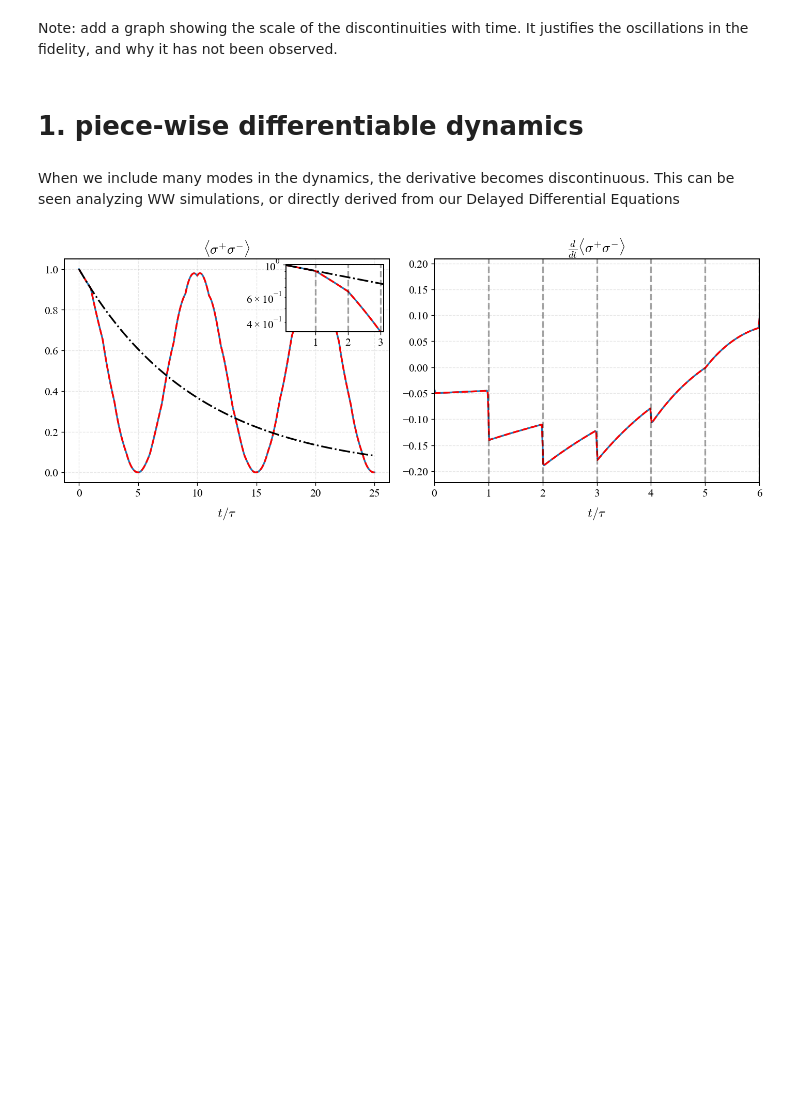
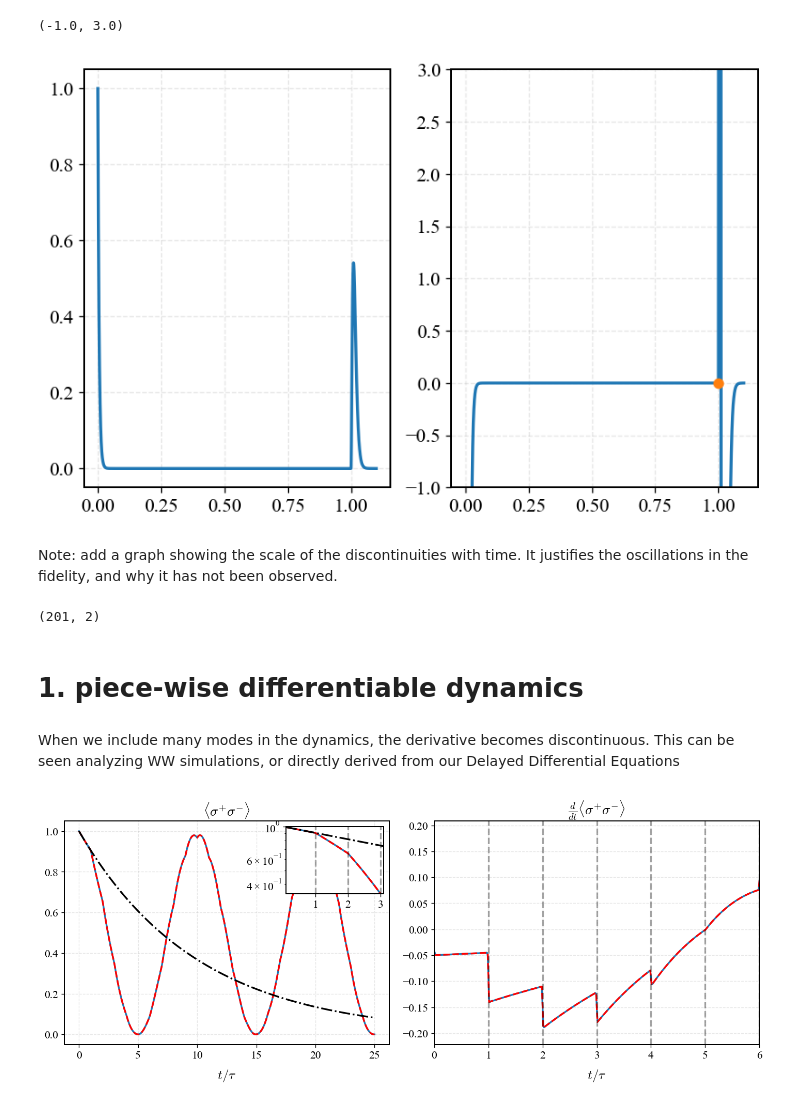
Before and after one commit to Taitoos2/non_markovian_qubit_swap, a Jupyter notebook: Idea_1.ipynb, the cells around one changed output. Drawn from its saved outputs; the diff is of its cells as text; code cells hidden in the pictures; blank space fills up the shorter version.

```diff
--- a/Idea_1.ipynb
+++ b/Idea_1.ipynb
@@ -31,5 +138,26 @@ plt.show()
+# %%
+gamma=200
+t = np.linspace(0,1.1,5001)
+e=np.abs(DDE_analytical(gamma=gamma,tau=1,phi=0,t=t))**2
+dedt = np.gradient(e,t)
+id = np.argmax(t>tau)
+dum = [id-2,id+2]
+
+fig,axs = plt.subplots(1,2)
+
+axs[0].plot(t,e)
+axs[1].plot(t,dedt)
+axs[1].plot(t[dum],dedt[dum],'o')
+axs[1].set_ylim(-1,3)
+# %% [output]
+(-1.0, 3.0)
+[figure, added]
 # %% [markdown]
 Note: add a graph showing the scale of the discontinuities with time. It justifies the oscillations in the fidelity, and why it has not been observed.
+# %%
+np.asarray(data).shape
+# %% [output]
+(201, 2)
 # %% [markdown]
 # 1. piece-wise differentiable dynamics
 # %% [markdown]
```
Also changed, not shown: parts of 10 cells of this notebook, 12 other files.
